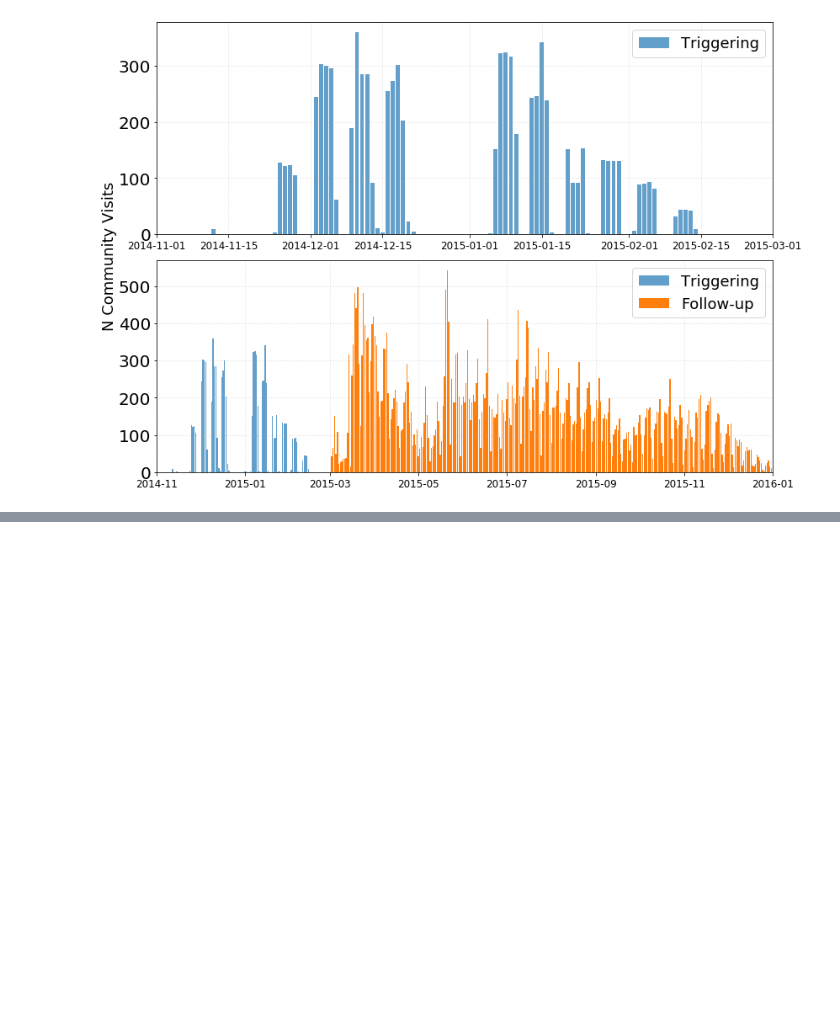
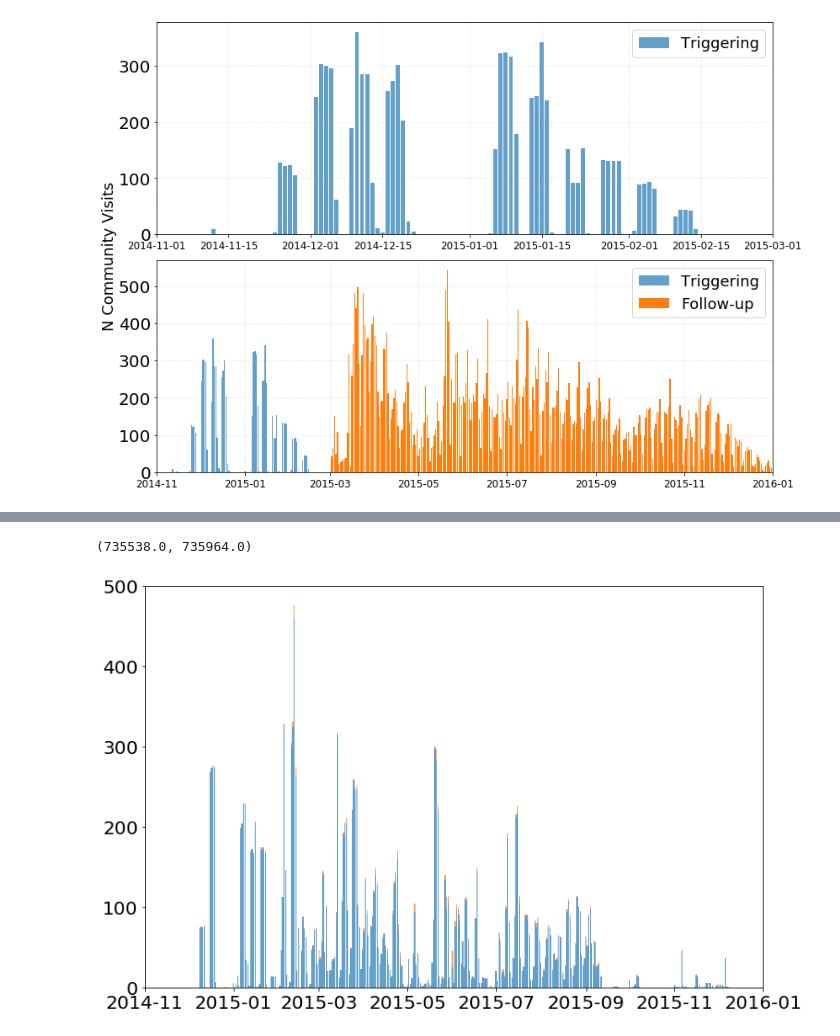
Before and after one commit to todddeluca/data_lab_challenge_2_team_1, a Jupyter notebook: notebooks/Combine_Data.ipynb, the cells around one changed output, grey strips where cells are left out. Cells and saved outputs as stored; diff of their text form; code cells hidden in the pictures; blank space fills up the shorter version.

Commit message:
ADD plots for pres

```diff
--- a/notebooks/Combine_Data.ipynb
+++ b/notebooks/Combine_Data.ipynb
@@ -194,0 +185,2 @@ plt.savefig('Triggering_followup_counts.pdf')
+# %%
+follow_miss_text = follow_up_other[follow_up_other.columns[6:]].isna().min(axis=1)
@@ -194,0 +191,5 @@ plt.savefig('Triggering_followup_counts.pdf')
+# %%
+missing_counts = fill_datetime(follow_up_other[follow_miss_text].Date_of_Visit)
+present_counts = fill_datetime(follow_up_other[~follow_miss_text].Date_of_Visit)
+# %%
+combined = pd.concat([missing_counts,present_counts],axis=1).fillna(0)
@@ -194,0 +213,10 @@ plt.savefig('Triggering_followup_counts.pdf')
+# %%
+f,a = plt.subplots(1,1,figsize=(12,8))
+
+a.bar(combined.index, combined.iloc[:,1].values,alpha=.7,label='Triggering')
+a.bar(combined.index, combined.iloc[:,0], bottom=combined.iloc[:,1],alpha=.7,label='Triggering')
+#plt.bar(followup_counts.index, followup_counts.values,alpha=.7,label='Triggering')
+a.set_xlim(datetime(2014,11,1),datetime(2016,1,1))
+# %% [output]
+(735538.0, 735964.0)
+[figure, added]
```
Also changed, not shown: parts of 27 cells of this notebook, 2 other files.
